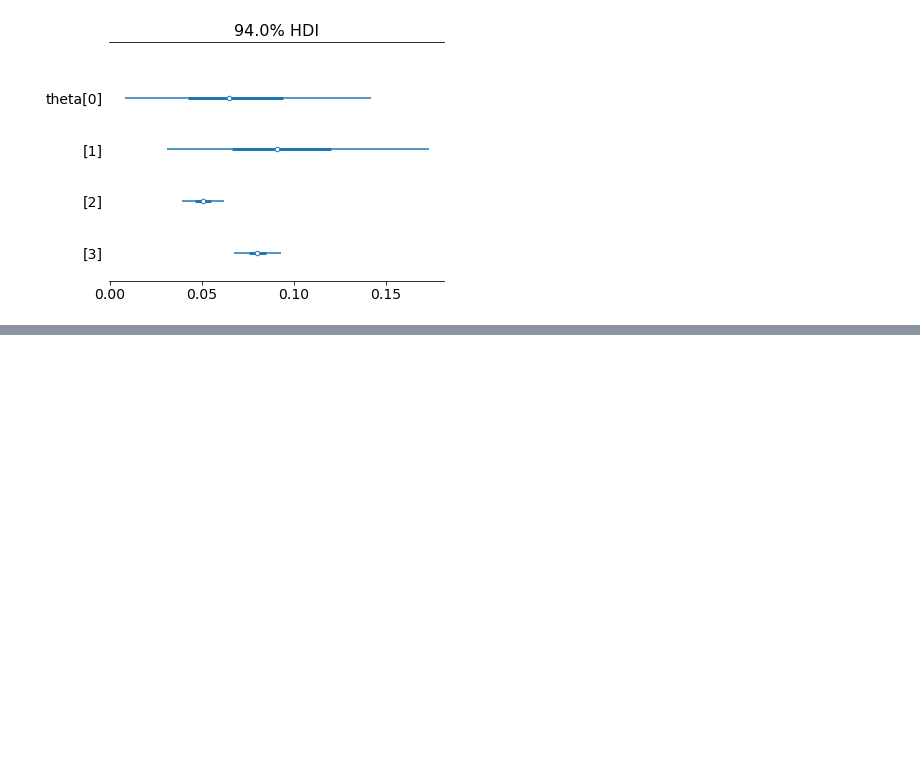
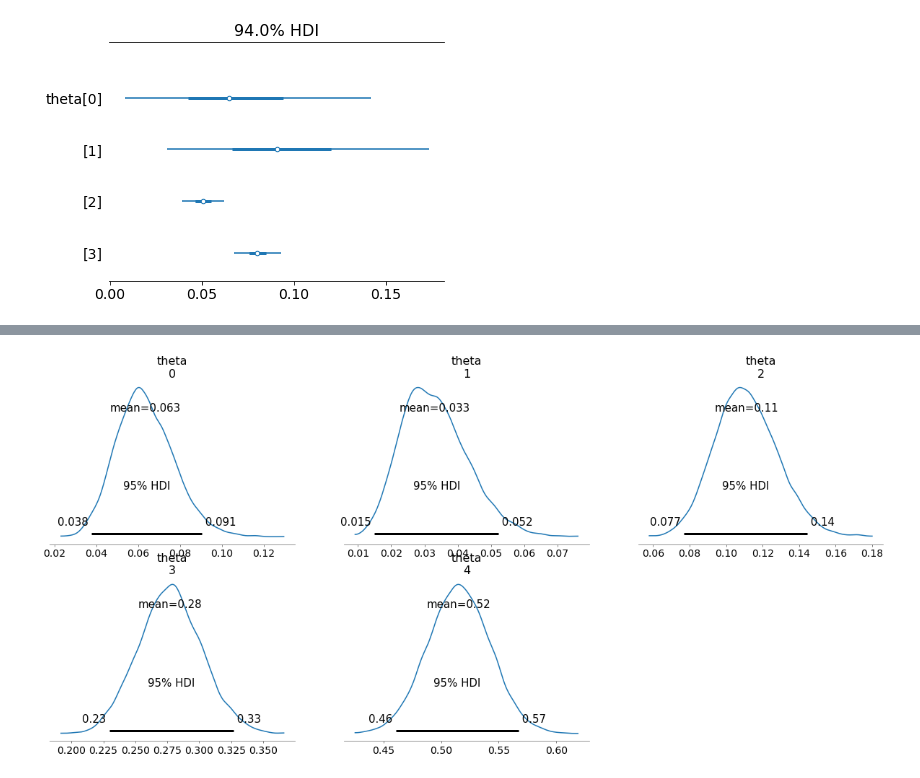
Before and after one commit to rosiananatalie/cs702-computational-interaction, a Jupyter notebook: lec02/probprog/pymc3.ipynb, the cells around one changed output, grey strips where cells are left out. Saved outputs shown, nothing was run; the diff lists cells and outputs as text; code cells hidden in the pictures; blank space fills up the shorter version.

```diff
--- a/lec02/probprog/pymc3.ipynb
+++ b/lec02/probprog/pymc3.ipynb
@@ -105,0 +135,7 @@ with model_two_designs:
+# %%
+with model_product_a:
+    az.plot_posterior(
+        trace_product_a,
+        hdi_prob=0.95)
+# %% [output]
+[figure, added]
```
Also changed, not shown: parts of 18 cells of this notebook, 1 other file.
